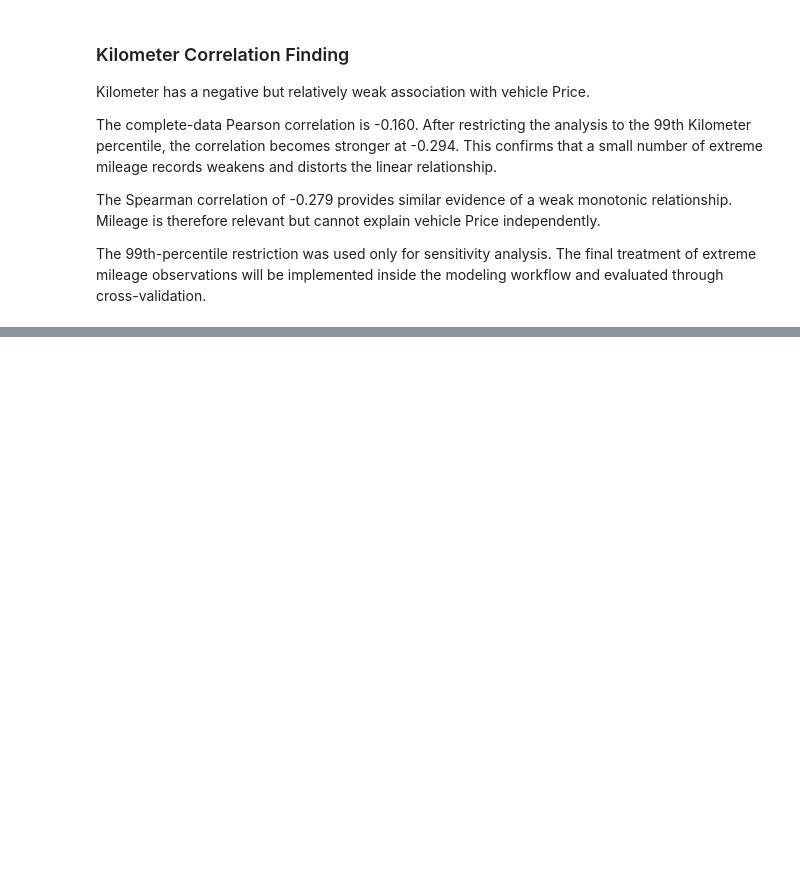
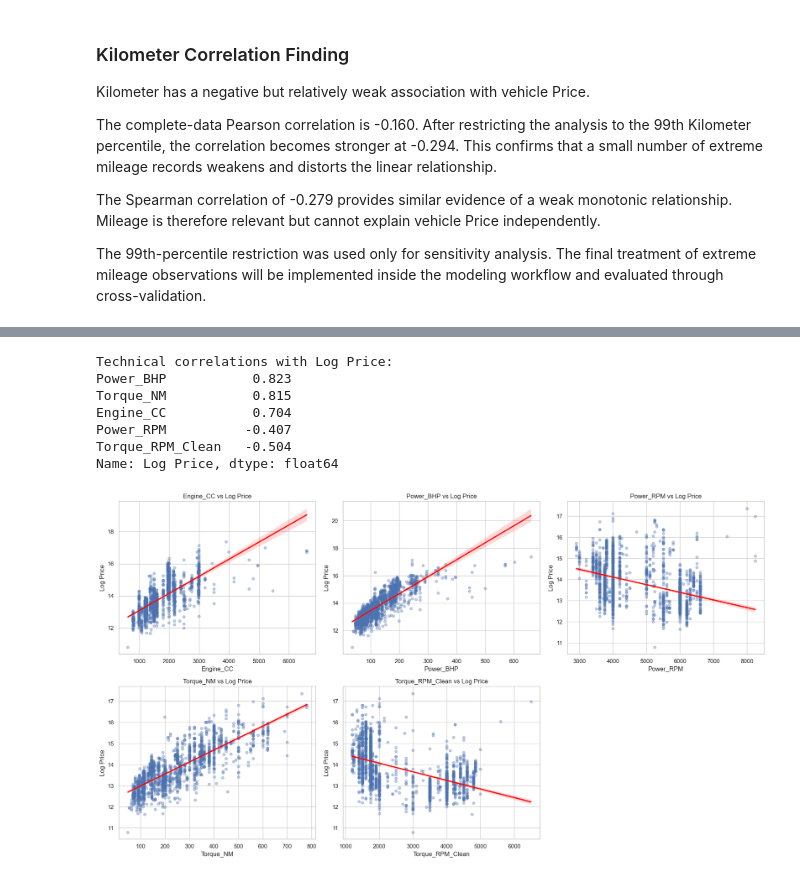
Before and after one commit to WaqasGurmani/linear-regularized-regression, a Jupyter notebook: notebooks/02_eda_and_data_quality.ipynb, the cells around one changed output, grey strips where cells are left out. Drawn from its saved outputs; the diff is of its cells as text; code cells hidden in the pictures; blank space fills up the shorter version.

```diff
--- a/notebooks/02_eda_and_data_quality.ipynb
+++ b/notebooks/02_eda_and_data_quality.ipynb
@@ -736,0 +1293,72 @@ inside the modeling workflow and evaluated through cross-validation.
+# %%
+technical_price_features = [
+    "Engine_CC",
+    "Power_BHP",
+    "Power_RPM",
+    "Torque_NM",
+    "Torque_RPM_Clean"
+]
+
+technical_correlations = (
+    df[
+        technical_price_features +
+        ["Log Price"]
+    ]
+    .corr()
+    ["Log Price"]
+    .drop("Log Price")
+    .sort_values(ascending=False)
+)
+
+print("Technical correlations with Log Price:")
+print(
+    technical_correlations.round(3)
+)
+
+fig, axes = plt.subplots(
+    2,
+    3,
+    figsize=(18, 10)
+)
+
+axes = axes.flatten()
+
+for index, column in enumerate(technical_price_features):
+    sns.regplot(
+        data=df,
+        x=column,
+        y="Log Price",
+        scatter_kws={
+            "alpha": 0.35,
+            "s": 25
+        },
+        line_kws={
+            "color": "red"
+        },
+        ax=axes[index]
+    )
+
+    axes[index].set_title(
+        f"{column} vs Log Price"
+    )
+
+axes[5].axis("off")
+
+plt.tight_layout()
+
+plt.savefig(
+    "../results/figures/technical_features_vs_log_price.png",
+    dpi=300,
+    bbox_inches="tight"
+)
+
+plt.show()
+# %% [output]
+Technical correlations with Log Price:
+Power_BHP           0.823
+Torque_NM           0.815
+Engine_CC           0.704
+Power_RPM          -0.407
+Torque_RPM_Clean   -0.504
+Name: Log Price, dtype: float64
+[figure, added]
```
Also changed, not shown: parts of 47 cells of this notebook, 7 other files.
